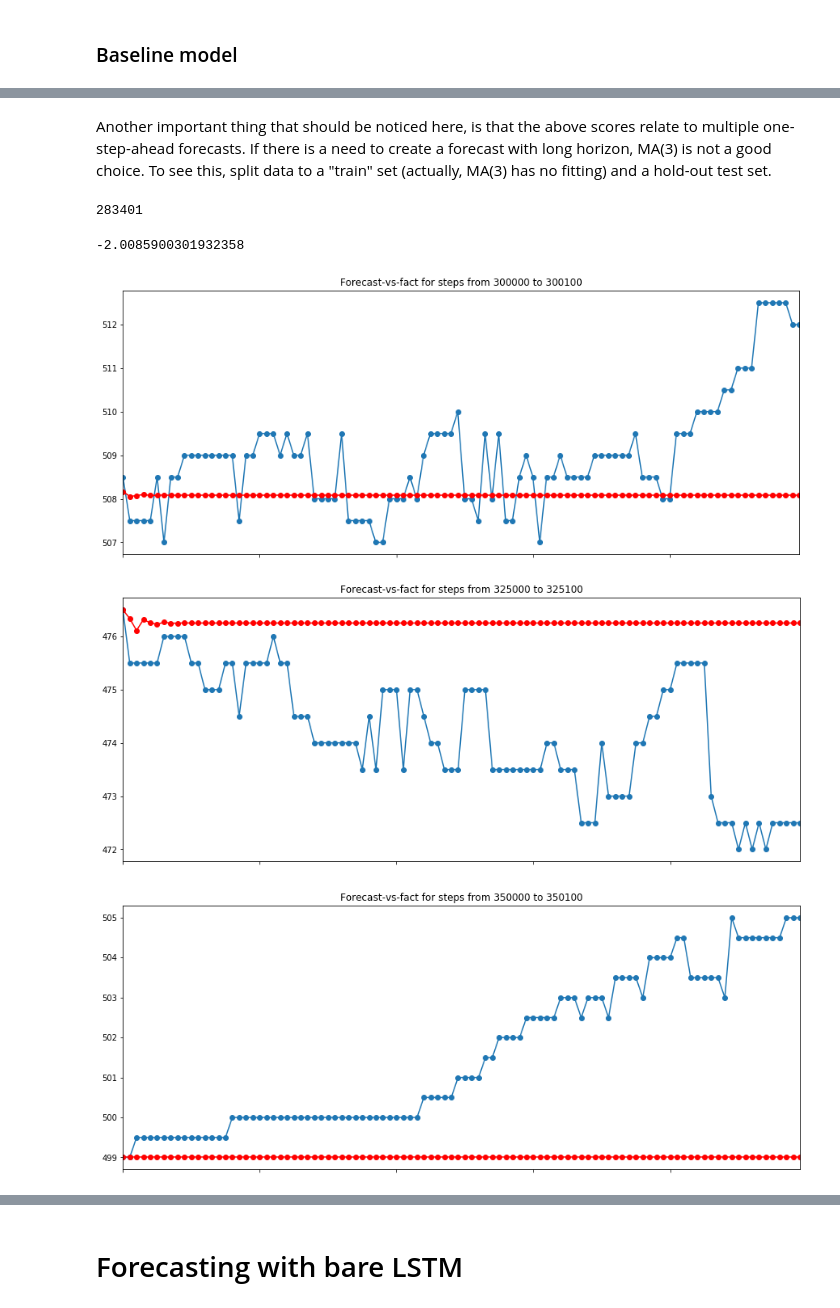
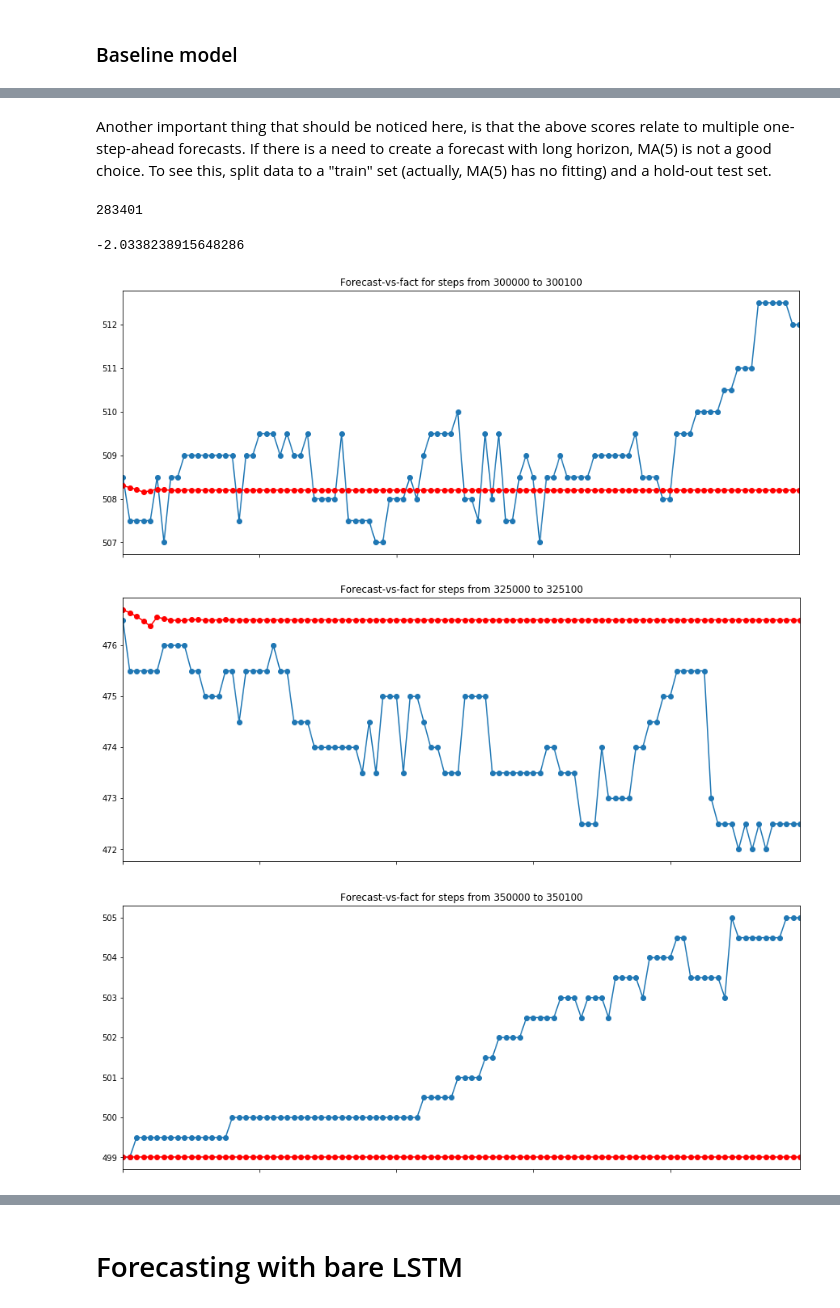
Before and after one commit to Nikolay-Lysenko/presentations, a Jupyter notebook: lstm_and_the_past/lstm_and_data_matrices_with_info_about_the_past.ipynb, the cells around one changed output, grey strips where cells are left out. Drawn from its saved outputs; the diff is of its cells as text; code cells hidden in the pictures.

Commit message:
refactor: Try different window sizes in MA model easily

```diff
--- a/lstm_and_the_past/lstm_and_data_matrices_with_info_about_the_past.ipynb
+++ b/lstm_and_the_past/lstm_and_data_matrices_with_info_about_the_past.ipynb
@@ -50 +52,3 @@ What forecast quality can be achieved by a simple baseline model such as, say, M
+# %%
+window_size = 5
 # %%
@@ -75,7 +79,8 @@ r2_score(ser[-1100:-1000], ma_preds[-1100:-1000])
 # %% [markdown]
-Another important thing that should be noticed here, is that the above scores relate to multiple one-step-ahead forecasts. If there is a need to create a forecast with long horizon, MA(3) is not a good choice. To see this, split data to a "train" set (actually, MA(3) has no fitting) and a hold-out test set.
+Another important thing that should be noticed here, is that the above scores relate to multiple one-step-ahead forecasts. If there is a need to create a forecast with long horizon, MA(5) is not a good choice. To see this, split data to a "train" set (actually, MA(5) has no fitting) and a hold-out test set.
 # %%
-train_test_frontier = int(round((3 / 4) * len(ser.index), 0))
+train_ratio = 0.75
+train_test_frontier = int(round(train_ratio * len(ser.index), 0))
 train_test_frontier
 # %% [output]
 283401
@@ -84,29 +89,29 @@ horizon = 100
 # %%
 scores = []
 for i in tqdm(range(train_test_frontier, len(ser.index) - horizon)):
     y_true = ser.iloc[i:(i + horizon)]
-    y_hat = ser.iloc[(i - 3):i].tolist()
+    y_hat = ser.iloc[(i - window_size):i].tolist()
     for j in range(horizon):
-        y_hat.append(sum(y_hat[-3:]) / 3)
+        y_hat.append(sum(y_hat[-window_size:]) / window_size)
 
-    y_hat = y_hat[3:]
+    y_hat = y_hat[window_size:]
     score = r2_score(y_true, y_hat)
     scores.append(score)
 
     if i % 25000 == 0:
         fig = plt.figure(figsize=(15, 6))
         ax = fig.add_subplot(111)
         ax.set_title('Forecast-vs-fact for steps from {} to {}'.format(i, i + horizon))
         ax.set_xticklabels([])
 
         y_true.plot(ax=ax, marker='o')
         pd.Series(y_hat, index=y_true.index).plot(ax=ax, c='red', marker='o')
 
 sum(scores) / len(scores)
 # %% [output]
--2.0085900301932358
+-2.0338238915648286
-[figure, old version]
+[figure, new version]
-[figure, old version]
+[figure, new version]
 [figure]
 [figure]
 # %% [markdown]
```
Also changed, not shown: parts of 8 cells of this notebook.
